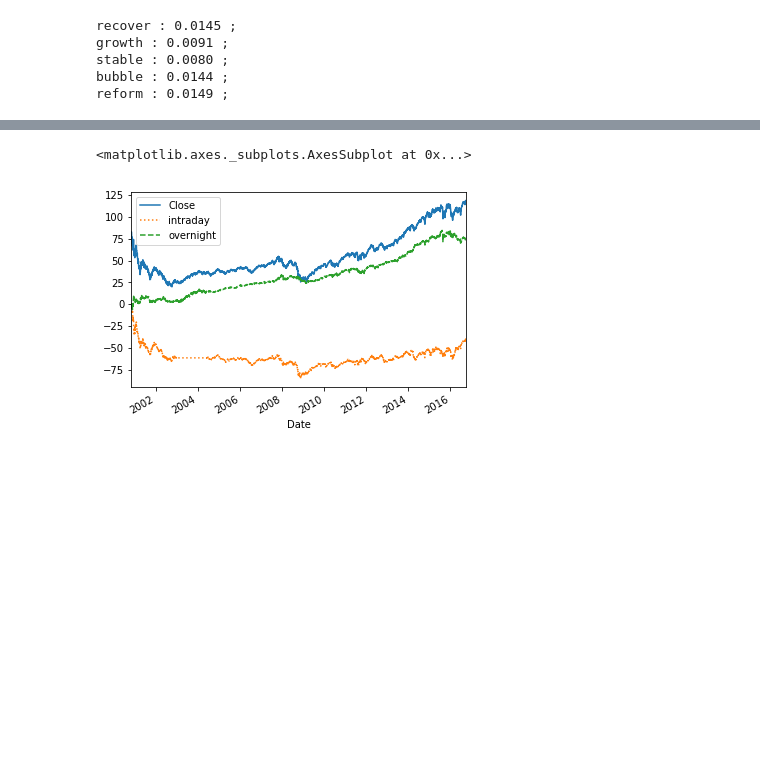
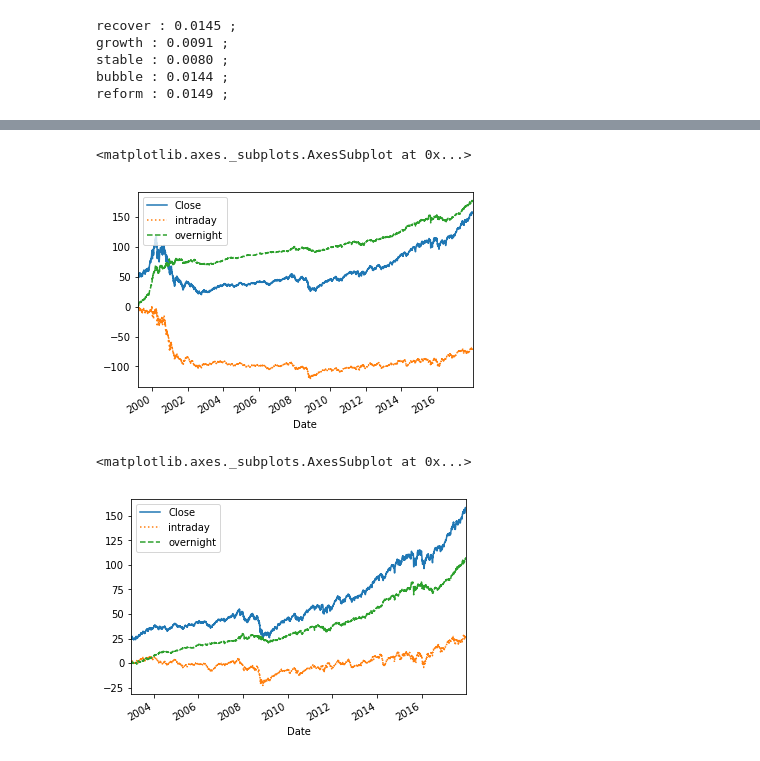
Before and after one commit to innovation1005/python3-for-system-trade, a Jupyter notebook: pan5.ipynb, the cells around one changed output, grey strips where cells are left out. Saved outputs shown, nothing was run; the diff lists cells and outputs as text; code cells hidden in the pictures; blank space fills up the shorter version.

```diff
--- a/pan5.ipynb
+++ b/pan5.ipynb
@@ -149,17 +149,34 @@ analysis.overnight.cumsum().plot(legend="overnight",linestyle='--')
 # %%
-analysis= web.DataReader("QQQ", 'google',"1980/1/29",end)
+analysis= web.DataReader("QQQ", 'yahoo',"1990/1/1",end)
 analysis['intraday']=0#None
 analysis['overnight']=0#None
 c0=analysis.Close.iloc[0]
 for i in range(1,len(analysis)):
     o=analysis.iloc[i,0]
     c=analysis.iloc[i,3]
-    analysis.iloc[i,5]=c-o
-    analysis.iloc[i,6]=o-c0
+    analysis.iloc[i,6]=c-o
+    analysis.iloc[i,7]=o-c0
     c0=c
 analysis.Close.plot(legend='Close')
 analysis.intraday.cumsum().plot(legend="intraday",linestyle=':')
 analysis.overnight.cumsum().plot(legend="overnight",linestyle='--')
 # %% [output]
 <matplotlib.axes._subplots.AxesSubplot at 0x...>
-[figure, old version]
+[figure, new version]
+# %%
+analysis= web.DataReader("QQQ", 'yahoo',"2003/1/1",end)
+analysis['intraday']=0#None
+analysis['overnight']=0#None
+c0=analysis.Close.iloc[0]
+for i in range(1,len(analysis)):
+    o=analysis.iloc[i,0]
+    c=analysis.iloc[i,3]
+    analysis.iloc[i,6]=c-o
+    analysis.iloc[i,7]=o-c0
+    c0=c
+analysis.Close.plot(legend='Close')
+analysis.intraday.cumsum().plot(legend="intraday",linestyle=':')
+analysis.overnight.cumsum().plot(legend="overnight",linestyle='--')
+# %% [output]
+<matplotlib.axes._subplots.AxesSubplot at 0x...>
+[figure, added]
```
Also changed, not shown: parts of 5 cells of this notebook.
